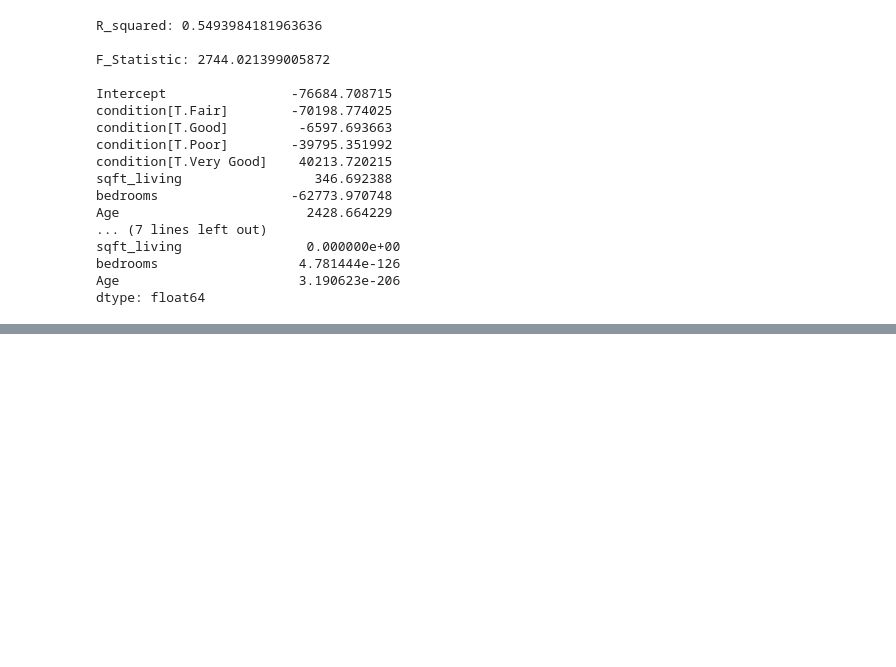
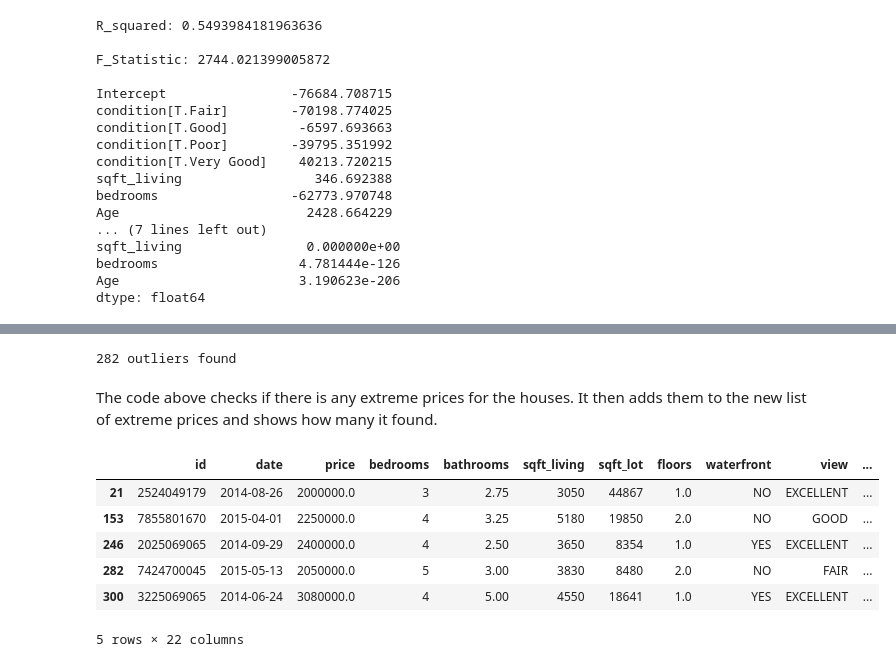
Before and after one commit to martin-ngugi/dsc-phase-2-project-v2-3, a Jupyter notebook: student.ipynb, the cells around one changed output, grey strips where cells are left out. Saved outputs shown, nothing was run; the diff lists cells and outputs as text; code cells hidden in the pictures; blank space fills up the shorter version.

```diff
--- a/student.ipynb
+++ b/student.ipynb
@@ -693,0 +698,35 @@ This multiple linear regression model purpose was to predict house prices based
+# %%
+data_3 = house_df.copy()
+# %%
+# Identifying outliers in the price column of our dataset.
+count = 0
+price_outliers = []
+# Calculate the z-score for each data point
+z_scores = (data_3['price'] - data_3['price'].mean()) / data_3['price'].std()
+# Create a new empty DataFrame to store the outliers
+data_outliers = pd.DataFrame(columns=data_3.columns)
+for idx, row in data_3['price'].T.iteritems():
+    if abs(z_scores[idx]) > 3:
+        count += 1
+        # Append the outlier row to the data_outliers DataFrame
+        data_outliers = data_outliers.append(data_3.loc[idx])
+        # Add the index of the outlier row to the price_outliers list (if needed)
+        price_outliers.append(idx)
+
+# Print the count of outliers found
+print(f"{count} outliers found")
+# %% [output]
+282 outliers found
+# %% [markdown]
+The code above checks if there is any extreme prices for the houses. It then adds them to the new
+list of extreme prices and shows how many it found.
+# %%
+data_outliers.head()
+# %% [output]
+|  | id | date | price | bedrooms | bathrooms | sqft_living | sqft_lot | floors | waterfront | view | ... |
+| 21 | 2524049179 | 2014-08-26 | 2000000.0 | 3 | 2.75 | 3050 | 44867 | 1.0 | NO | EXCELLENT | ... |
+| 153 | 7855801670 | 2015-04-01 | 2250000.0 | 4 | 3.25 | 5180 | 19850 | 2.0 | NO | GOOD | ... |
+| 246 | 2025069065 | 2014-09-29 | 2400000.0 | 4 | 2.50 | 3650 | 8354 | 1.0 | YES | EXCELLENT | ... |
+| 282 | 7424700045 | 2015-05-13 | 2050000.0 | 5 | 3.00 | 3830 | 8480 | 2.0 | NO | FAIR | ... |
+| 300 | 3225069065 | 2014-06-24 | 3080000.0 | 4 | 5.00 | 4550 | 18641 | 1.0 | YES | EXCELLENT | ... |
+5 rows × 22 columns
```
Also changed, not shown: parts of 25 cells of this notebook.
